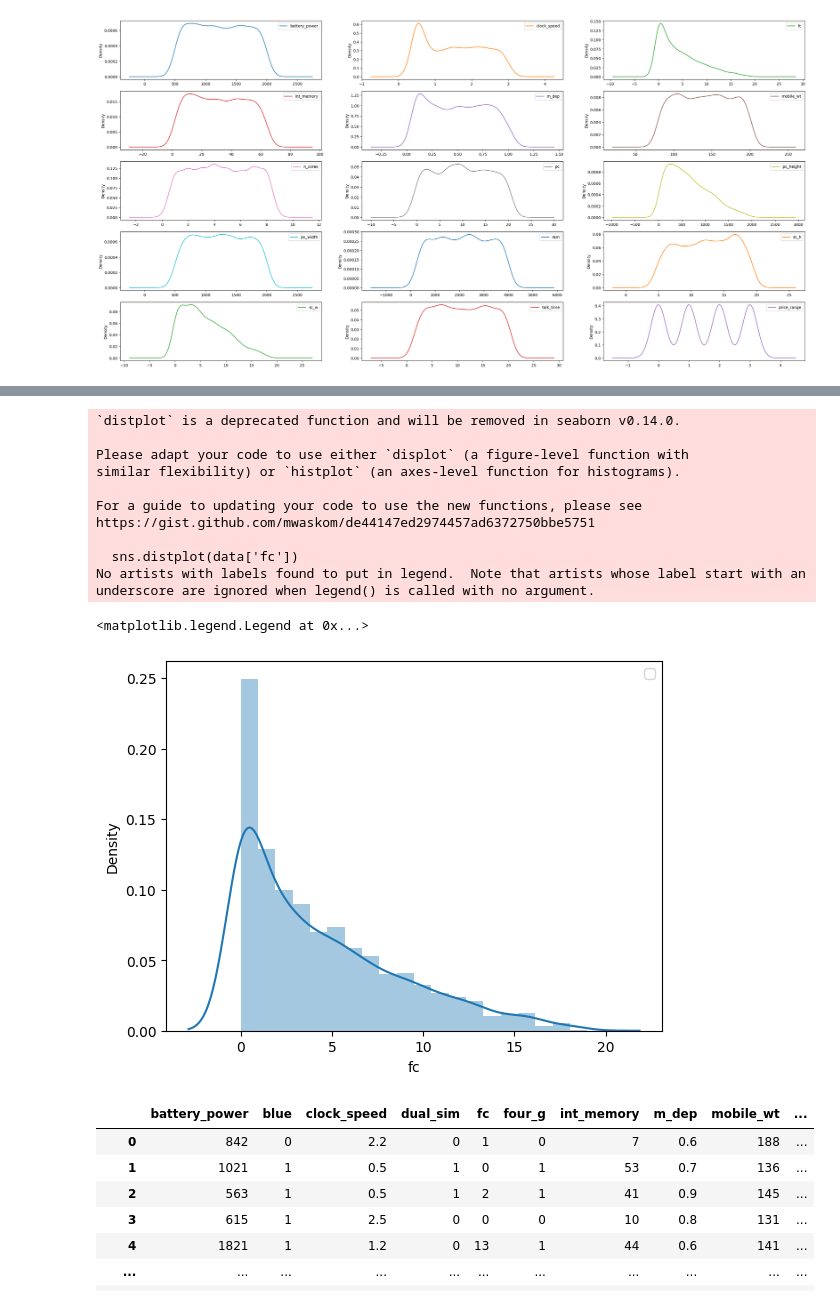
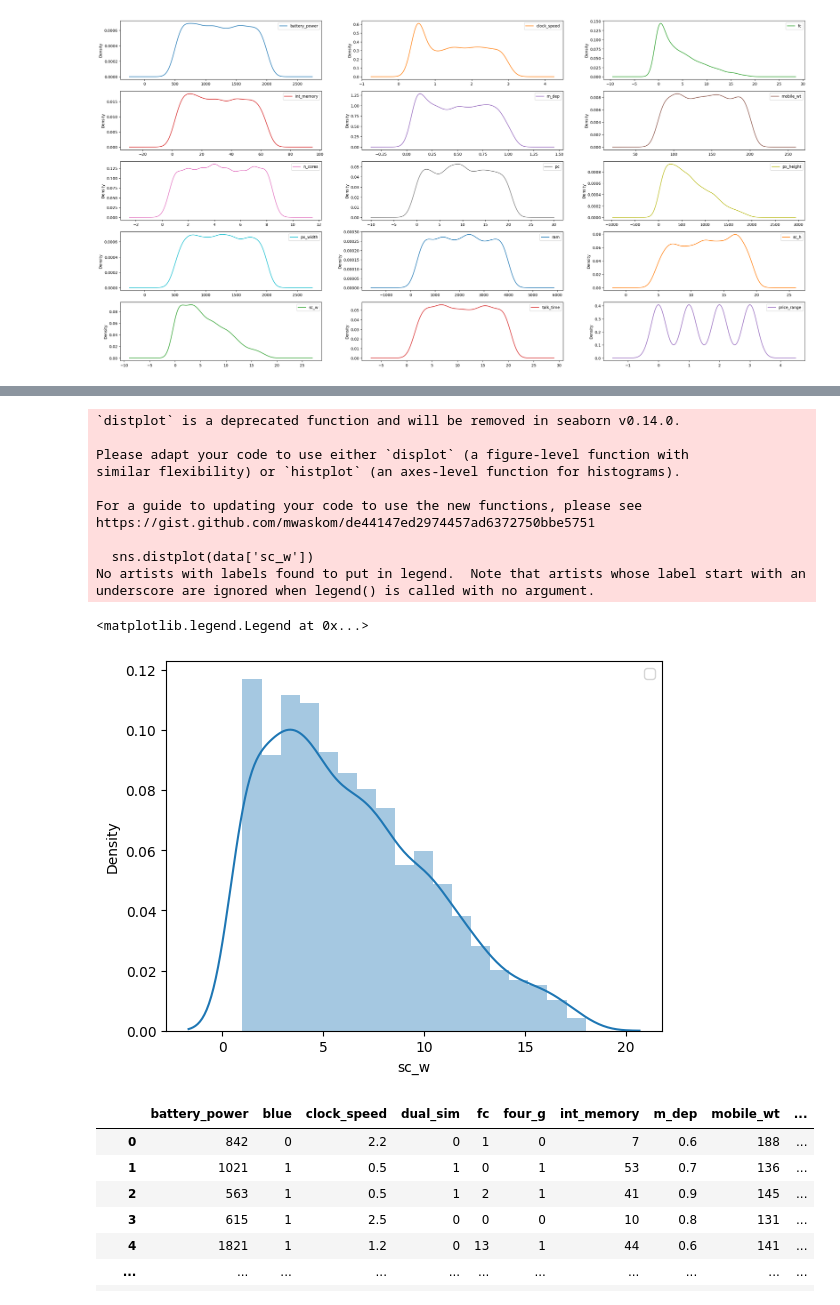
Before and after one commit to Samikshya0620/Mobile-Price-Classifier, a Jupyter notebook: rando forest.ipynb, the cells around one changed output, grey strips where cells are left out. Drawn from its saved outputs; the diff is of its cells as text; code cells hidden in the pictures.

```diff
--- a/rando forest.ipynb
+++ b/rando forest.ipynb
@@ -255,20 +251,28 @@ array([[<Axes: title={'center': 'battery_power'}>,
+# %%
+#changing 0 to nan and using KNN imputer to take care of nan data
+from sklearn.impute import KNNImputer
+imputer = KNNImputer(n_neighbors = 2)
+data['px_height'] = data['px_height'].replace(0, np.nan)
+data['sc_w'] = data['sc_w'].replace(0, np.nan)
+
+data[['px_height','sc_w']] = imputer.fit_transform(data[['px_height','sc_w']])
 # %%
 fig = plt.figure(2)
-sns.distplot(data['fc'])
+sns.distplot(data['sc_w'])
 plt.legend()
 # %% [output]
 `distplot` is a deprecated function and will be removed in seaborn v0.14.0.
 
 Please adapt your code to use either `displot` (a figure-level function with
 similar flexibility) or `histplot` (an axes-level function for histograms).
 
 For a guide to updating your code to use the new functions, please see
 https://gist.github.com/mwaskom/de44147ed2974457ad6372750bbe5751
 
-  sns.distplot(data['fc'])
+  sns.distplot(data['sc_w'])
 No artists with labels found to put in legend.  Note that artists whose label start with an underscore are ignored when legend() is called with no argument.
 <matplotlib.legend.Legend at 0x...>
-[figure, old version]
+[figure, new version]
 # %%
 data
 # %% [output]
```
Also changed, not shown: parts of 42 cells of this notebook, 1 other file.
